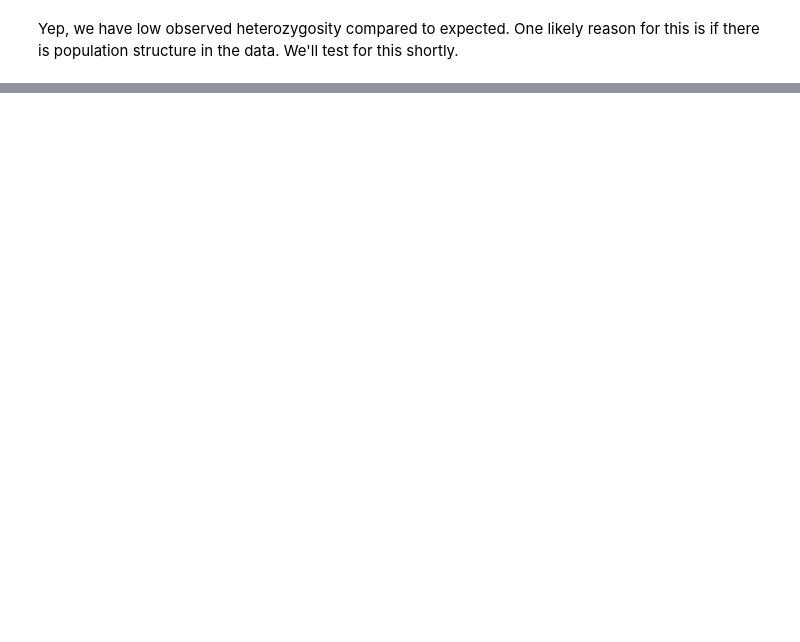
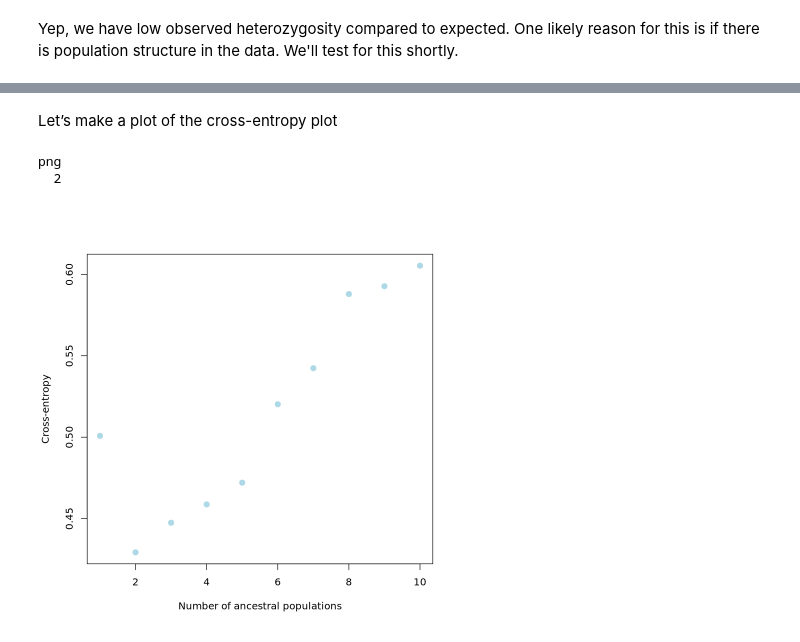
Before and after one commit to wyoibc/RADseq_cloud_learn, a Jupyter notebook: popstructR.ipynb, the cells around one changed output, grey strips where cells are left out. Drawn from its saved outputs; the diff is of its cells as text; code cells hidden in the pictures; blank space fills up the shorter version.

```diff
--- a/popstructR.ipynb
+++ b/popstructR.ipynb
@@ -90,0 +188,5 @@ Yep, we have low observed heterozygosity compared to expected. One likely reason
+# %%
+# Use a regular expression substitution to generate the new file name
+path_geno<-gsub(".ugeno", ".u.geno", path_ugeno)
+
+file.copy(path_ugeno, path_geno) # do the copying with the new name
@@ -90,0 +200,8 @@ Yep, we have low observed heterozygosity compared to expected. One likely reason
+# %%
+obj.at <- snmf(input.file = path_geno,  # input file is the .geno format file
+               K = 1:10, # we will test for k=1 through 10
+               ploidy = 2,
+               entropy = T, # use the cross entropy criterion for assessing the best k
+               repetitions = 10, # Run 10 independent replicate analyses
+               CPU = 1,
+               project = "new", tolerance = 0.00001, iterations = 500)
@@ -90,0 +226,13 @@ Yep, we have low observed heterozygosity compared to expected. One likely reason
+# %% [markdown]
+Let’s make a plot of the cross-entropy plot
+# %%
+plot(obj.at, col = "lightblue", cex = 1.2, pch = 19)
+
+# We could alternately plot this to pdf:
+pdf("snmf_cross_ent.pdf", width = 8, height=5)
+plot(obj.at, col = "lightblue", cex = 1.2, pch = 19)
+dev.off()
+# %% [output]
+png
+  2
+[figure, added]
```
Also changed, not shown: parts of 23 cells of this notebook, 3 other files.
